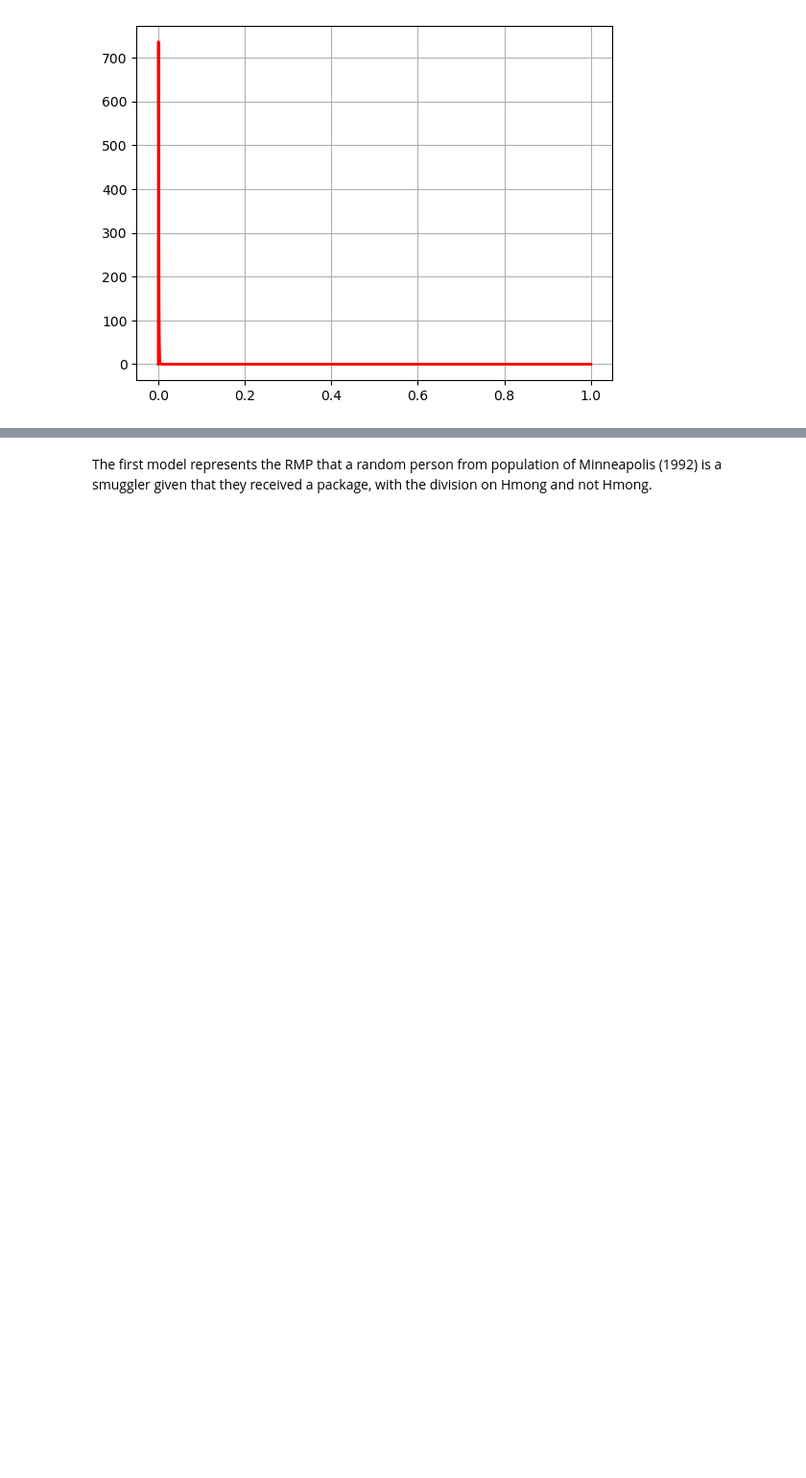
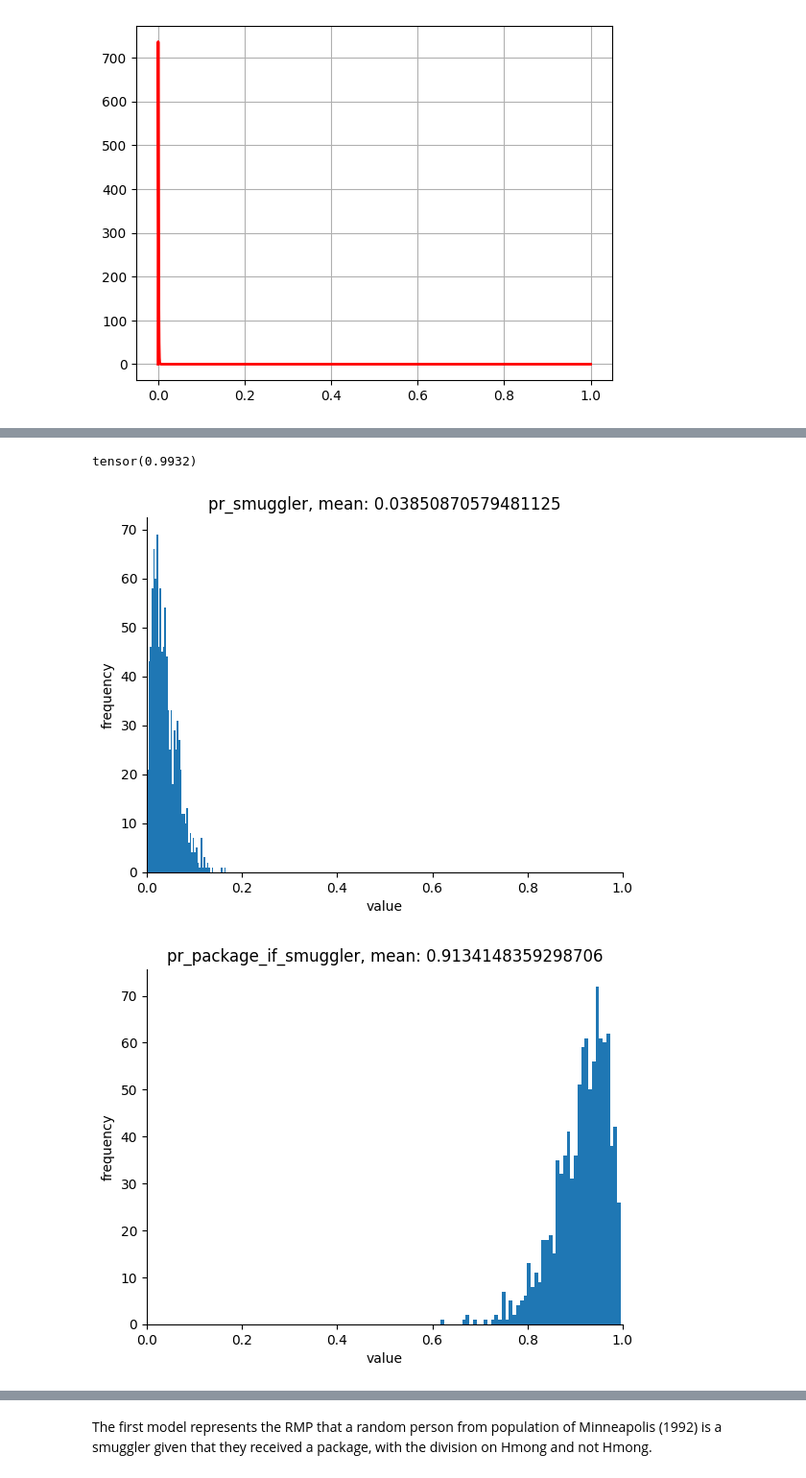
Before and after one commit to rfl-urbaniak/MRbook, a Jupyter notebook: weight-paper/scripts/hmong-opium.ipynb, the cells around one changed output, grey strips where cells are left out. Shown at 96% size. Drawn from its saved outputs; the diff is of its cells as text; code cells hidden in the pictures; blank space fills up the shorter version.

Commit message:
hmong hop

```diff
--- a/weight-paper/scripts/hmong-opium.ipynb
+++ b/weight-paper/scripts/hmong-opium.ipynb
@@ -16,6 +16,22 @@ import numpy as np
 
 import matplotlib.pyplot as plt
 import seaborn as sns
+# %%
+def plot_site(nodes, site_name):
+    if isinstance(nodes[site_name], torch.Tensor):
+        value = nodes[site_name].flatten().detach().numpy()
+    else:
+        value = nodes[site_name]["value"].flatten().detach().numpy()
+
+    mean_of_value = np.nanmean(value)
+
+    plt.hist(value, bins=50)
+    plt.title(f"{site_name}, mean: {mean_of_value}")
+    plt.xlim(0, 1)
+    plt.xlabel("value")
+    plt.ylabel("frequency")
+    sns.despine()
+    plt.show()
 # %%
 # this is just a definition of a function that we will be using for sampling from the model and
 # creating plots of the samples
@@ -87,0 +114,60 @@ plt.show()
+# %%
+def hmong_core(pr_Hmong, pr_Hmong_if_smuggler,
+                pr_smuggler, pr_package_if_smuggler, pr_package_if_not_smuggler):
+
+    with pyro.plate("hmong_core_estimateion", size = 1e4):
+        is_smuggler = pyro.sample("is_smuggler", dist.Bernoulli(pr_smuggler))
+
+        pr_Hmong_given_smuggler = (
+            is_smuggler * pr_Hmong_if_smuggler + (1 - is_smuggler) * pr_Hmong
+        )
+
+        is_hmong = pyro.sample("is_hmong", dist.Bernoulli(pr_Hmong_given_smuggler))
+
+        actual_pr_package = (
+            is_smuggler * pr_package_if_smuggler + (1 - is_smuggler) * pr_package_if_not_smuggler)
+
+        has_package = pyro.sample("has_package", dist.Bernoulli(actual_pr_package))
+
+    evidence_mask = is_hmong * has_package
+
+    filtered_is_smuggler = torch.where(evidence_mask == 1, is_smuggler,
+                                       torch.tensor(float("nan")))
+
+    posterior_is_smuggler = torch.nanmean(filtered_is_smuggler, axis = 0)
+
+    return posterior_is_smuggler
+
+with pyro.plate("samples", size = 5):
+    posterior  = hmong_core(0.06, 0.95, 0.5, 0.9, 0.1)
+
+print(posterior)
+# %% [output]
+tensor(0.9932)
+# %%
+def hmong_bayesian():
+
+    pr_Hmong = .06
+    pr_Hmong_if_smuggler = .95
+
+    pr_smuggler = pyro.sample("pr_smuggler", dist.Beta(2, 48)) #unlikely to be a smuggler
+
+    pr_package_if_smuggler = pyro.sample("pr_package_if_smuggler",
+                                    dist.Beta(20, 2)) #likely to have a package if smuggler
+    pr_package = pyro.sample("pr_package", dist.Beta(2, 10)) #unlikely to have a package
+
+    pyro.deterministic("posterior_son", hmong_core(pr_Hmong, pr_Hmong_if_smuggler,
+                pr_smuggler, pr_package_if_smuggler, pr_package), event_dim=0)
+
+with pyro.plate("samples", 1000):
+    with pyro.poutine.trace() as tr:
+        hmong_bayesian()
+# %%
+nodes = tr.trace.nodes
+
+for key in nodes.keys():
+    if key.startswith("pr") or key.startswith("posterior"):
+        plot_site(nodes, key)
+# %% [output]
+[figure, added]
+[figure, added]
```
Also changed, not shown: parts of 3 cells of this notebook.
